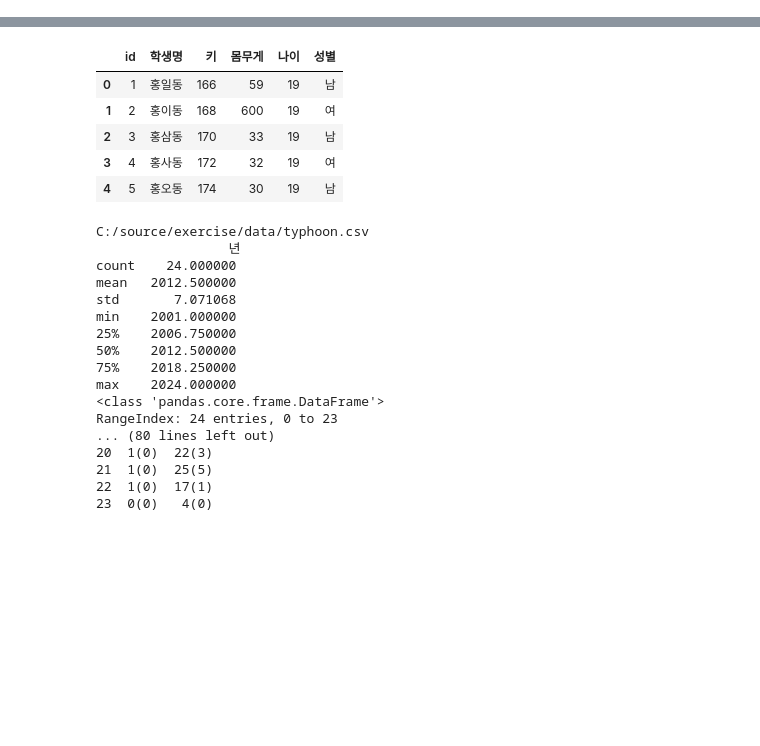
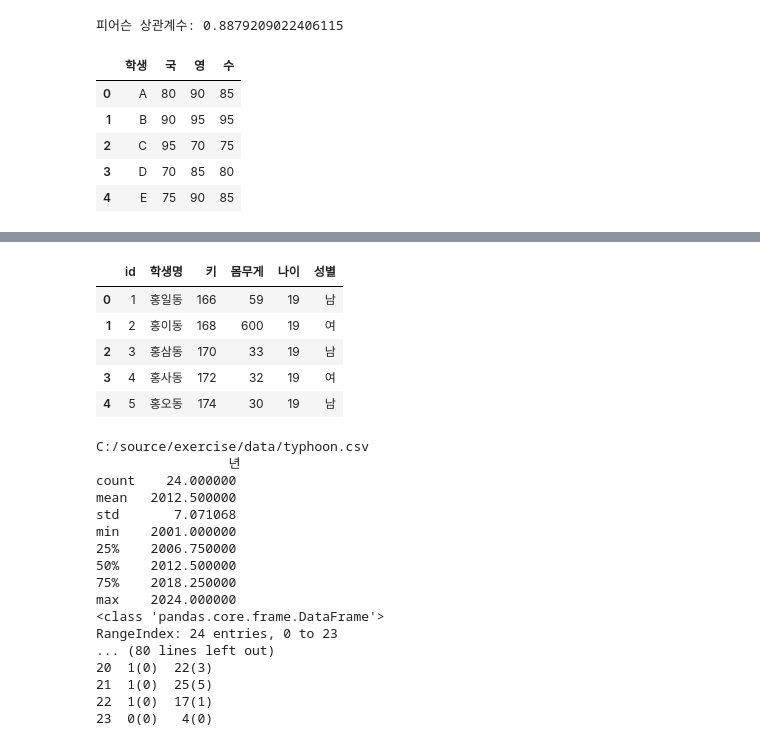
Before and after one commit to business-sixtick/exercise, a Jupyter notebook: data_analysis/pandas_ex.ipynb, the cells around one changed output, grey strips where cells are left out. Cells and saved outputs as stored; diff of their text form; code cells hidden in the pictures; blank space fills up the shorter version.

```diff
--- a/data_analysis/pandas_ex.ipynb
+++ b/data_analysis/pandas_ex.ipynb
@@ -17,0 +114,21 @@ df.drop('키', axis=1) # df.drop(1)
+# %%
+correlation = df['광고비'].corr(df['매출액'])
+print("피어슨 상관계수:", correlation)
+# 상관계수는 = 공분산 / a표준편차 * b표준편차
+# = (a편차 * a편차 / n) / (a표준편차 * b표준편차)
+# %% [output]
+피어슨 상관계수: 0.8879209022406115
+# %%
+data = {'학생':['A','B','C','D','E'],
+        '국':[80,90,95,70,75],
+        '영':[90,95,70,85,90],
+        '수':[85,95,75,80,85]}
+df = pd.DataFrame(data)
+df
+# %% [output]
+|  | 학생 | 국 | 영 | 수 |
+| 0 | A | 80 | 90 | 85 |
+| 1 | B | 90 | 95 | 95 |
+| 2 | C | 95 | 70 | 75 |
+| 3 | D | 70 | 85 | 80 |
+| 4 | E | 75 | 90 | 85 |
```
Also changed, not shown: parts of 18 cells of this notebook, 16 other files.
